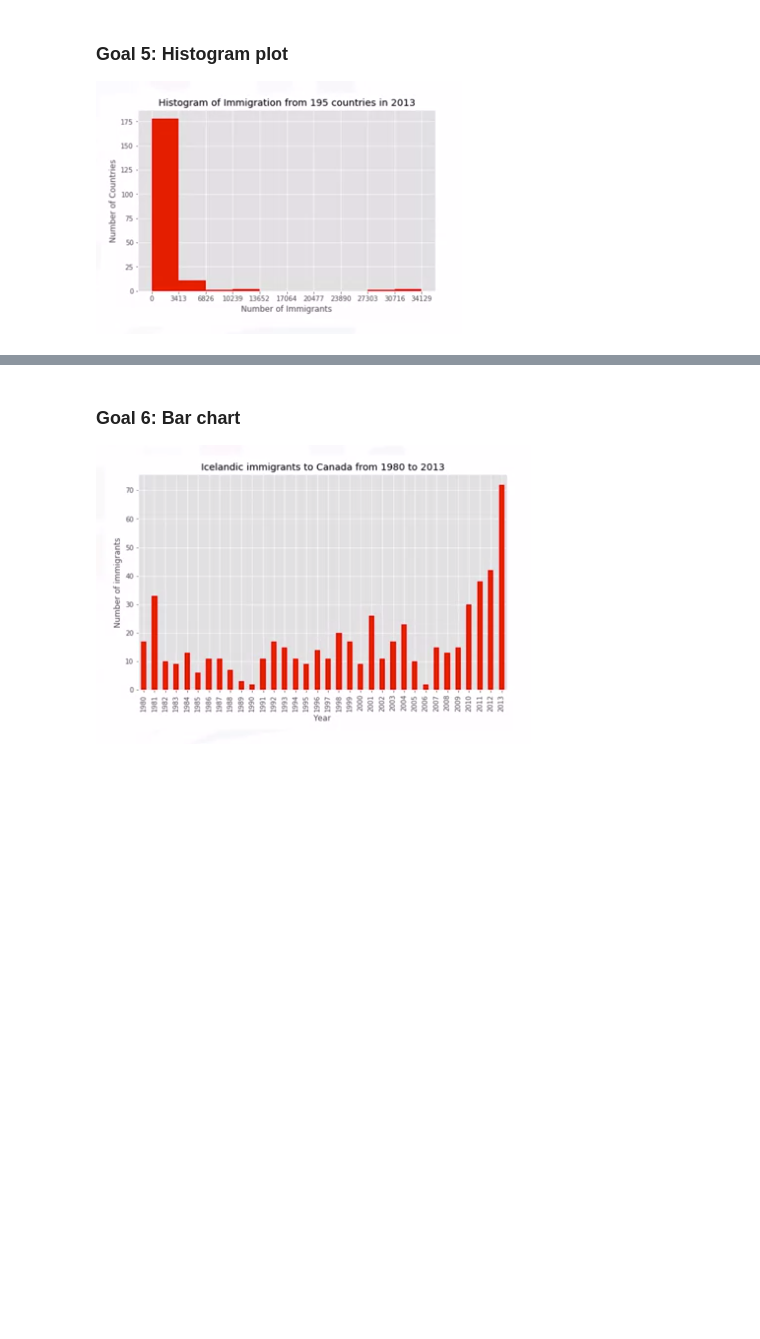
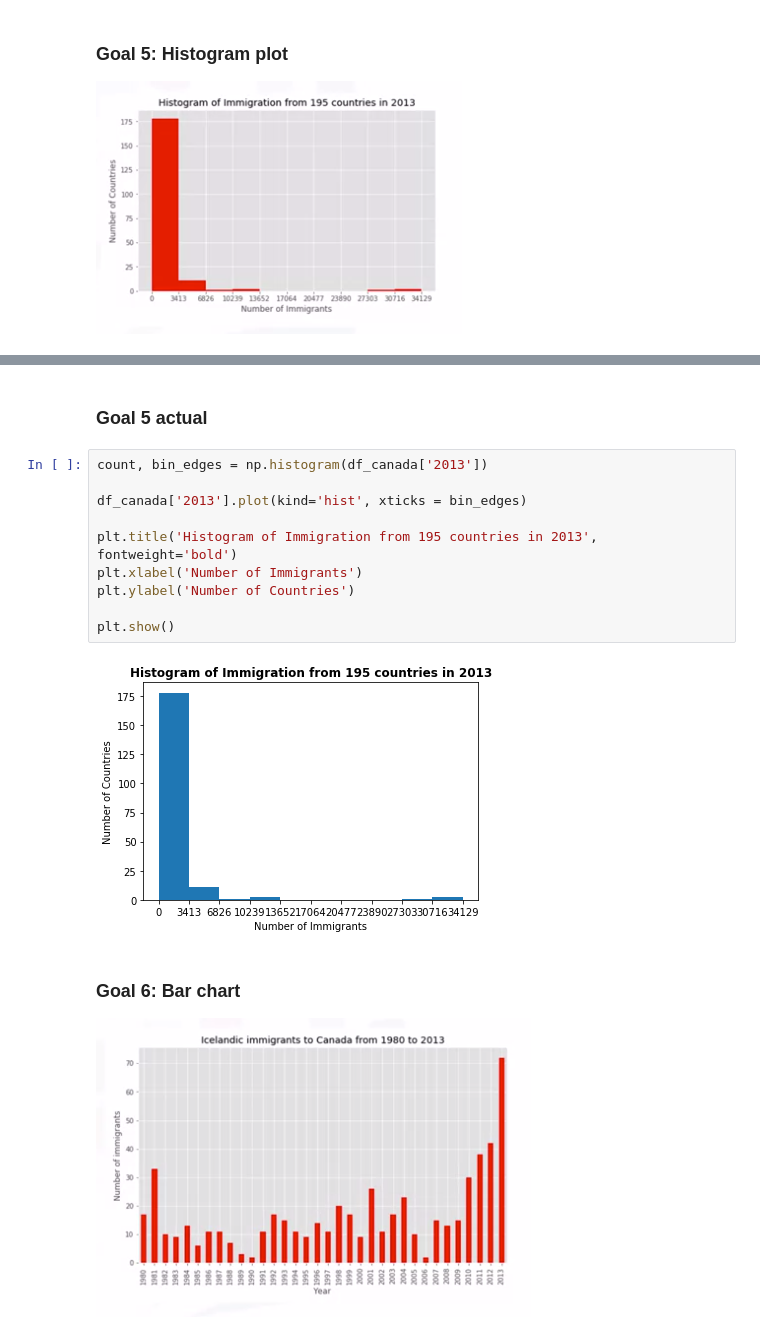
Before and after one commit to mpb312/matplotlib_coursera, a Jupyter notebook: my_practice.ipynb, the cells around one changed output, grey strips where cells are left out. Drawn from its saved outputs; the diff is of its cells as text; blank space fills up the shorter version.

```diff
--- a/my_practice.ipynb
+++ b/my_practice.ipynb
@@ -100,3 +152,17 @@ plt.show()
+# %% [markdown]
+### Goal 5 actual
+# %%
+count, bin_edges = np.histogram(df_canada['2013'])
+
+df_canada['2013'].plot(kind='hist', xticks = bin_edges)
+
+plt.title('Histogram of Immigration from 195 countries in 2013', fontweight='bold')
+plt.xlabel('Number of Immigrants')
+plt.ylabel('Number of Countries')
+
+plt.show()
+# %% [output]
+[figure, added]
 # %% [markdown]
 ### Goal 6: Bar chart
 
```
Also changed, not shown: parts of 27 cells of this notebook.
